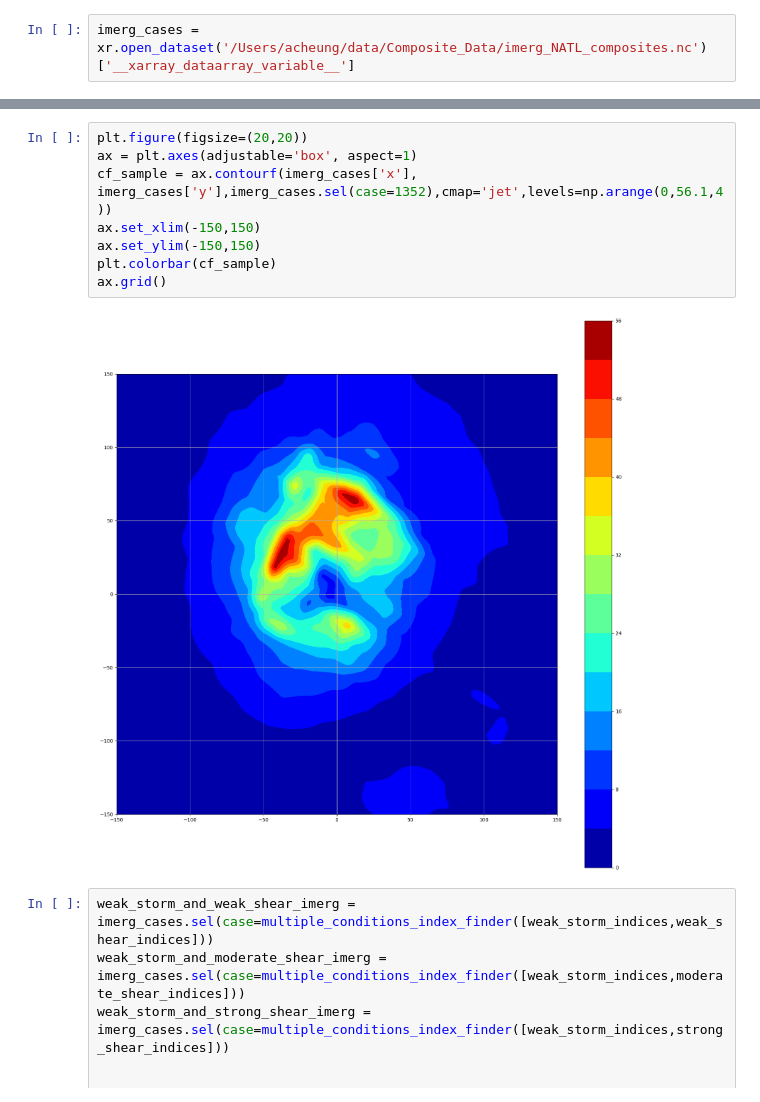
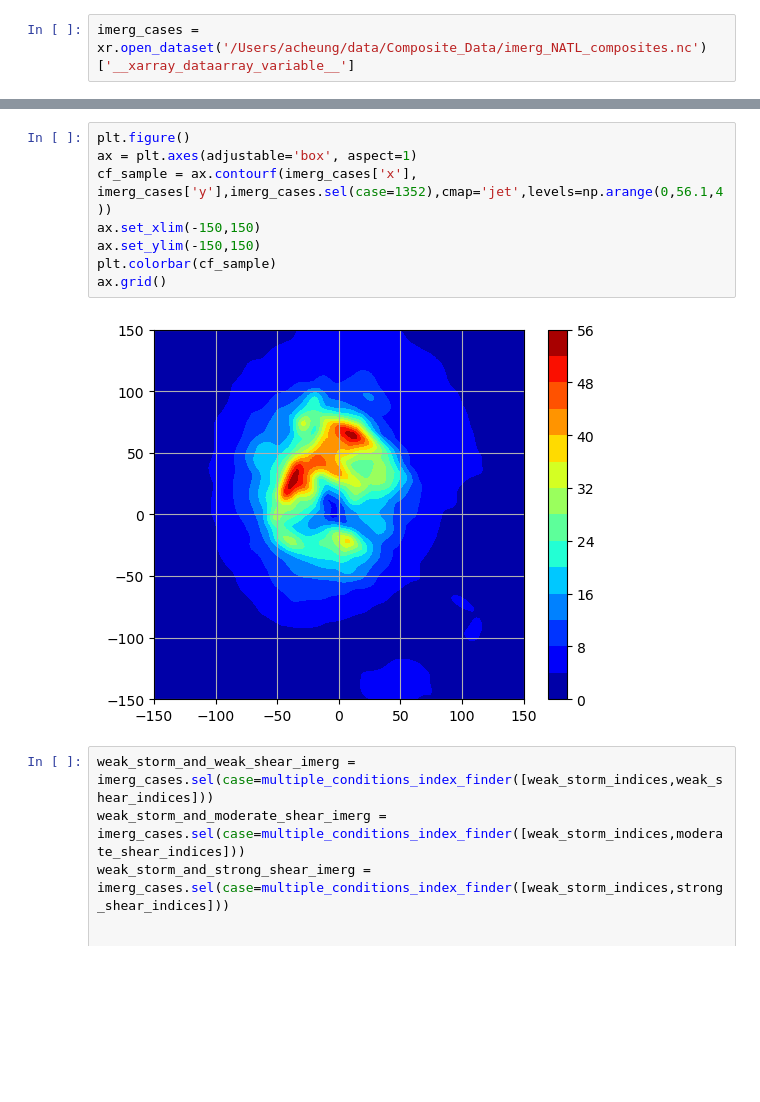
Before and after one commit to a98alvin/TC_RI_P1, a Jupyter notebook: scripts/obs/IMERG Composites (NATL).ipynb, the cells around one changed output, grey strips where cells are left out. Saved outputs shown, nothing was run; the diff lists cells and outputs as text; blank space fills up the shorter version.

```diff
--- a/scripts/obs/IMERG Composites (NATL).ipynb
+++ b/scripts/obs/IMERG Composites (NATL).ipynb
@@ -340,15 +339,15 @@ Non_SS_indices = filtered_with_boo.where(filtered_with_boo['Steady-State Boolean
 Weakening_indices = filtered_with_boo.where(filtered_with_boo['Weakening Boolean'] == 1).dropna().index
 Non_Weakening_indices = filtered_with_boo.where(filtered_with_boo['Weakening Boolean'] == 0).dropna().index
 # %%
-plt.figure(figsize=(20,20))
+plt.figure()
 ax = plt.axes(adjustable='box', aspect=1)
 cf_sample = ax.contourf(imerg_cases['x'], imerg_cases['y'],imerg_cases.sel(case=1352),cmap='jet',levels=np.arange(0,56.1,4))
 ax.set_xlim(-150,150)
 ax.set_ylim(-150,150)
 plt.colorbar(cf_sample)
 ax.grid()
 # %% [output]
-[figure, old version]
+[figure, new version]
 # %%
 weak_storm_and_weak_shear_imerg = imerg_cases.sel(case=multiple_conditions_index_finder([weak_storm_indices,weak_shear_indices]))
 weak_storm_and_moderate_shear_imerg = imerg_cases.sel(case=multiple_conditions_index_finder([weak_storm_indices,moderate_shear_indices]))
```
Also changed, not shown: parts of 31 cells of this notebook, 14 other files.
